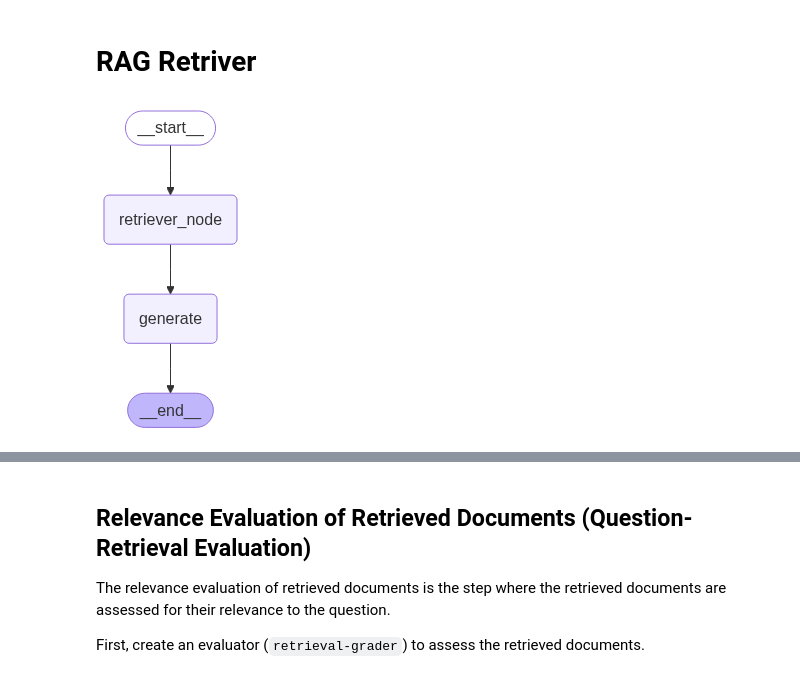
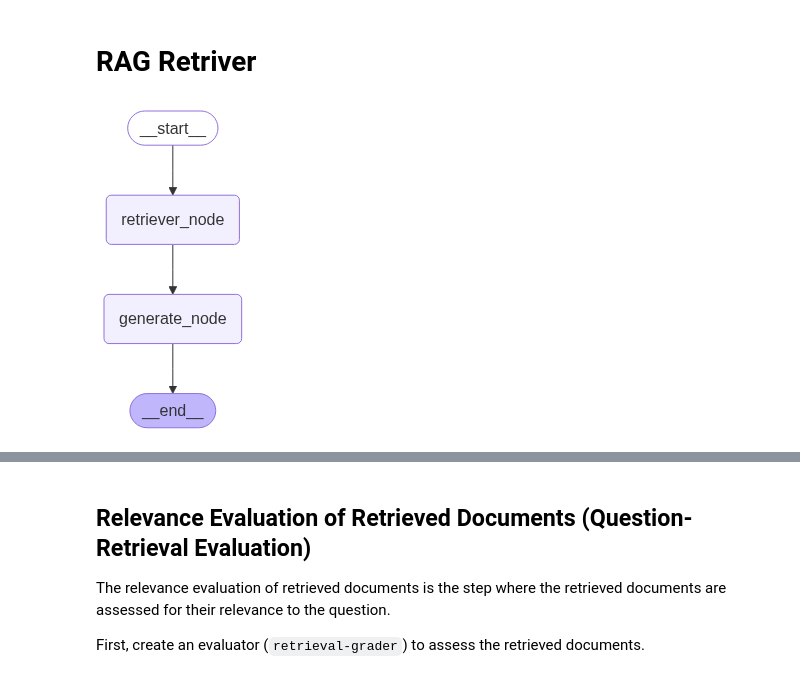
Before and after one commit to Bluedata-Consulting/GAAPB02-training, a Jupyter notebook: Concept_RAG_Advanced.ipynb, the cells around one changed output, grey strips where cells are left out. Drawn from its saved outputs; the diff is of its cells as text; code cells hidden in the pictures.

```diff
--- a/Concept_RAG_Advanced.ipynb
+++ b/Concept_RAG_Advanced.ipynb
@@ -118,8 +118,29 @@ Context:
 {context}
 """
 
-prompt = PromptTemplate.from_template(message)
+generate_prompt = PromptTemplate.from_template(message)
+# %%
+class ragState(TypedDict):
+    question:str
+    context:List[Document]
+    answer:str
 # %%
+# retriver node
+def retriever_node(state:ragState):
+    ret_docs = retriever.invoke(state["question"])
+    return {"context":ret_docs}
+
+def generate_node(state:ragState):
+    doc_content="\n\n".join(doc.page_content for doc in state['context'])
+    message = generate_prompt.invoke({"question":state["question"],"context":doc_content})
+    response = llm.invoke(message)
+    return {"answer":response}
+
+
+builder = StateGraph(ragState).add_sequence([retriever_node,generate_node])
+builder.add_edge(START,"retriever_node")
+raggraph = builder.compile()
+raggraph
 # %% [output]
-[figure, old version]
+[figure, new version]
 # %%
```
Also changed, not shown: parts of 3 cells of this notebook.
